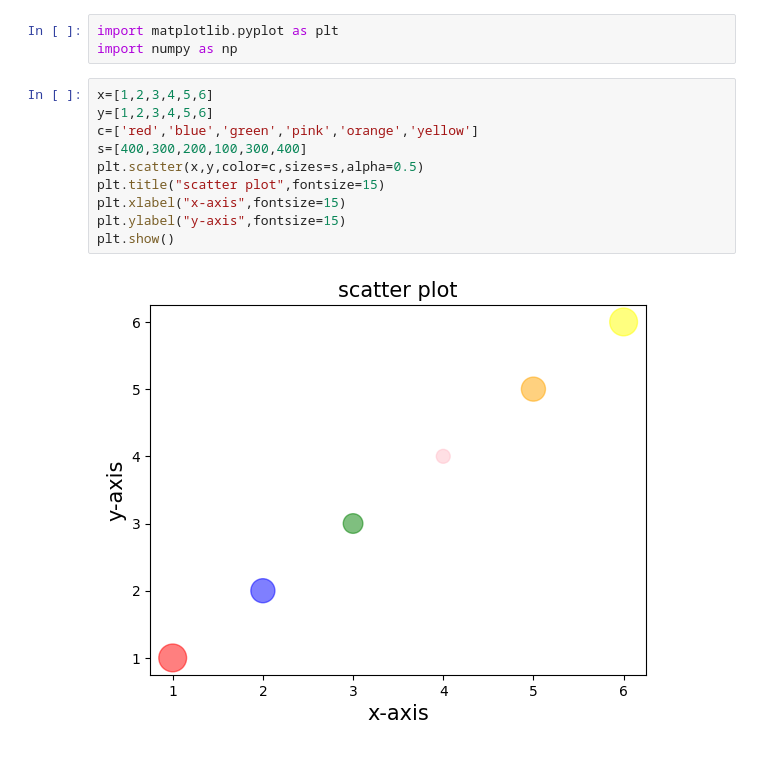
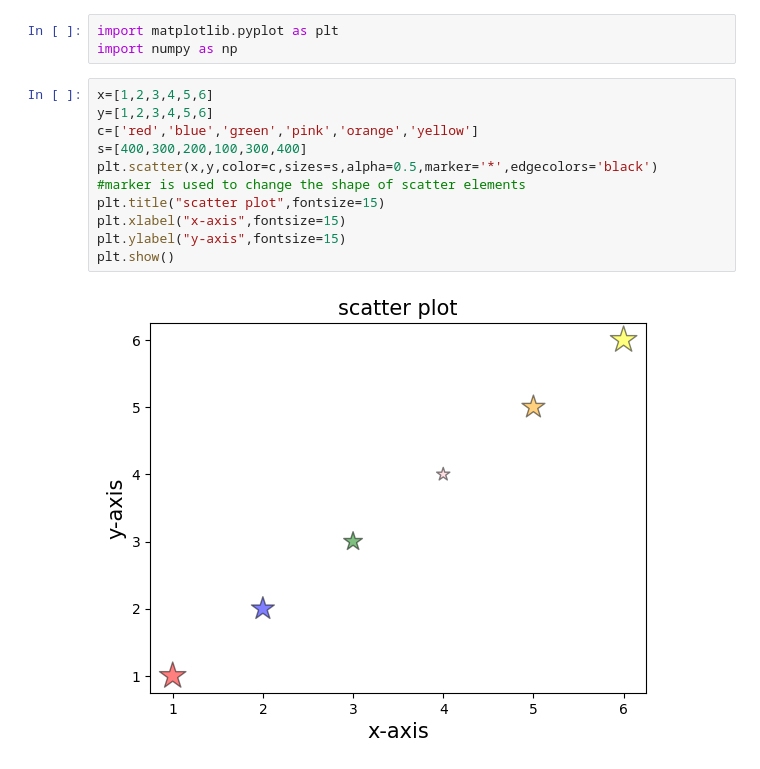
Before and after one commit to simran417/Data-Science, a Jupyter notebook: Matplotlib/scatter_plot.ipynb, the cells around one changed output. Drawn from its saved outputs; the diff is of its cells as text.

```diff
--- a/Matplotlib/scatter_plot.ipynb
+++ b/Matplotlib/scatter_plot.ipynb
@@ -4,12 +4,12 @@ import numpy as np
 # %%
 x=[1,2,3,4,5,6]
 y=[1,2,3,4,5,6]
 c=['red','blue','green','pink','orange','yellow']
 s=[400,300,200,100,300,400]
-plt.scatter(x,y,color=c,sizes=s,alpha=0.5)
+plt.scatter(x,y,color=c,sizes=s,alpha=0.5,marker='*',edgecolors='black')   #marker is used to change the shape of scatter elements
 plt.title("scatter plot",fontsize=15)
 plt.xlabel("x-axis",fontsize=15)
 plt.ylabel("y-axis",fontsize=15)
 plt.show()
 # %% [output]
-[figure, old version]
+[figure, new version]
```
Also changed, not shown: parts of 1 cell of this notebook.
